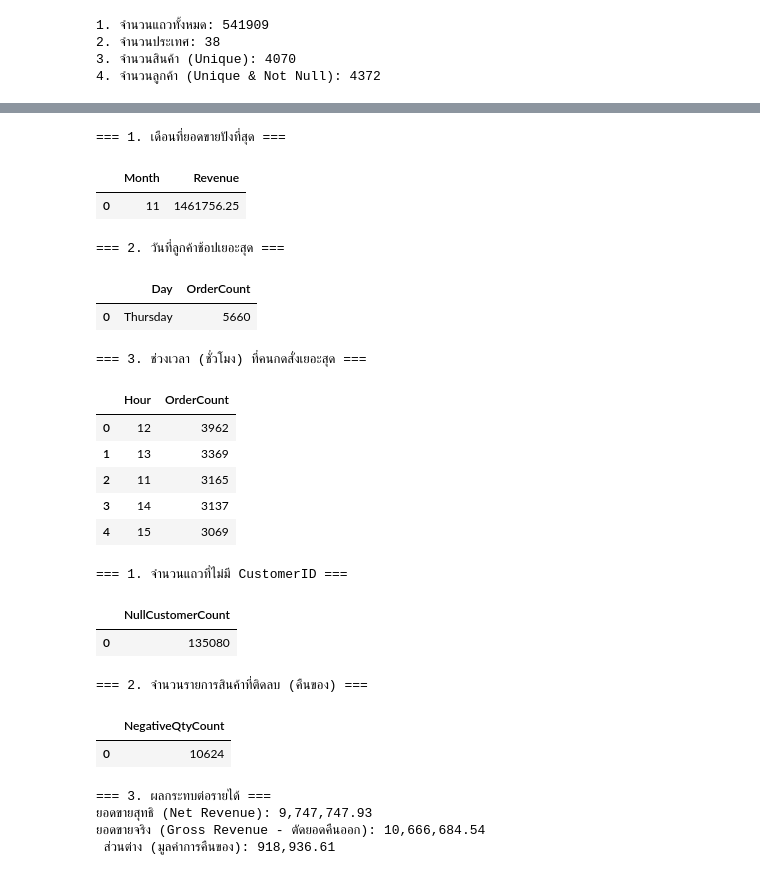
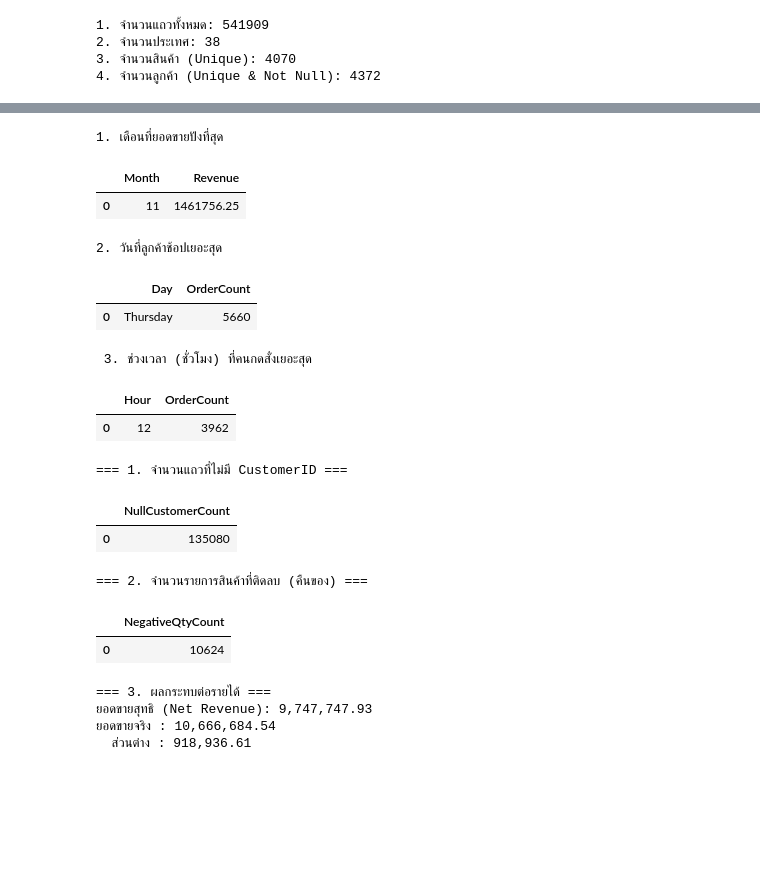
Before and after one commit to orel006/128-356-Big-Data, a Jupyter notebook: bigdata_week3_sql_duckdb_to_spark.ipynb, the cells around one changed output, grey strips where cells are left out. Cells and saved outputs as stored; diff of their text form; code cells hidden in the pictures; blank space fills up the shorter version.

```diff
--- a/bigdata_week3_sql_duckdb_to_spark.ipynb
+++ b/bigdata_week3_sql_duckdb_to_spark.ipynb
@@ -1005,3 +1014,16 @@ print("4. จำนวนลูกค้า (Unique & Not Null):", con.execute(s
 2. จำนวนประเทศ: 38
 3. จำนวนสินค้า (Unique): 4070
 4. จำนวนลูกค้า (Unique & Not Null): 4372
+# %%
+#  ดึงข้อมูลต้นฉบับ (ที่มี StockCode และ InvoiceNo ครบ)
+from ucimlrepo import fetch_ucirepo
+online_retail = fetch_ucirepo(id=352)
+df = online_retail.data.original
+
+# ล้างตารางเก่าทิ้ง แล้วลงทะเบียนตารางใหม่เข้าไป
+con.unregister('retail')
+con.register('retail', df)
+
+# ผลลัพธ์
+print(" อัปเดตตารางเสร็จแล้ว!")
+print("รายชื่อคอลัมน์:", df.columns.tolist())
@@ -1083,15 +1108,12 @@ display(con.execute(sql_p2_4).df())
 #part 3
 
 import pandas as pd
-
-# 1. แปลงคอลัมน์ InvoiceDate ให้เป็นรูปแบบวันที่ (datetime) เพื่อให้ดึง เดือน/วัน/ชั่วโมง ได้
+# 1. แปลงคอลัมน์ InvoiceDate ให้เป็นรูปแบบวันที่
 df['InvoiceDate'] = pd.to_datetime(df['InvoiceDate'])
-con.register('retail', df) # อัปเดตข้อมูลใน DuckDB อีกรอบ
-
-# --- SQL วิเคราะห์ช่วงเวลา ---
+con.register('retail', df)
 
 # ข้อ 1: เดือนใดมียอดขายรวมสูงที่สุด
-# (ใช้ฟังก์ชัน MONTH เพื่อดึงเลขเดือนออกมา)
+
 sql_p3_1 = """
 SELECT MONTH(InvoiceDate) AS Month, SUM(Quantity * UnitPrice) AS Revenue
 FROM retail
@@ -1101,59 +1123,56 @@ LIMIT 1
 """
 
 # ข้อ 2: วันในสัปดาห์ใด มีจำนวนออเดอร์ (Invoice) มากที่สุด
-# (ใช้ DAYNAME เพื่อดูว่าเป็นวันจันทร์-อาทิตย์)
+
 sql_p3_2 = """
 SELECT DAYNAME(InvoiceDate) AS Day, COUNT(DISTINCT InvoiceNo) AS OrderCount
 FROM retail
 GROUP BY Day
 ORDER BY OrderCount DESC
 LIMIT 1
 """
 
 # ข้อ 3: ชั่วโมงใดของวัน มีการออกบิลมากที่สุด
 
 sql_p3_3 = """
 SELECT HOUR(InvoiceDate) AS Hour, COUNT(DISTINCT InvoiceNo) AS OrderCount
 FROM retail
 GROUP BY Hour
 ORDER BY OrderCount DESC
-LIMIT 5
-"""
-
-print("=== 1. เดือนที่ยอดขายปังที่สุด ===")
+LIMIT 1
+"""#แสดงค่าแค่ชั่วโมงที่เยอะที่สุด
+#--------------------------------
+print("1. เดือนที่ยอดขายปังที่สุด ")
 display(con.execute(sql_p3_1).df())
 
-print("=== 2. วันที่ลูกค้าช้อปเยอะสุด ===")
+#--------------------------------
+print("2. วันที่ลูกค้าช้อปเยอะสุด ")
 display(con.execute(sql_p3_2).df())
 
-print("=== 3. ช่วงเวลา (ชั่วโมง) ที่คนกดสั่งเยอะสุด ===")
+#--------------------------------
+print(" 3. ช่วงเวลา (ชั่วโมง) ที่คนกดสั่งเยอะสุด")
 display(con.execute(sql_p3_3).df())
 # %% [output]
-=== 1. เดือนที่ยอดขายปังที่สุด ===
+1. เดือนที่ยอดขายปังที่สุด
 |  | Month | Revenue |
 | 0 | 11 | 1461756.25 |
-=== 2. วันที่ลูกค้าช้อปเยอะสุด ===
+2. วันที่ลูกค้าช้อปเยอะสุด
 |  | Day | OrderCount |
 | 0 | Thursday | 5660 |
-=== 3. ช่วงเวลา (ชั่วโมง) ที่คนกดสั่งเยอะสุด ===
+ 3. ช่วงเวลา (ชั่วโมง) ที่คนกดสั่งเยอะสุด
 |  | Hour | OrderCount |
 | 0 | 12 | 3962 |
-| 1 | 13 | 3369 |
-| 2 | 11 | 3165 |
-| 3 | 14 | 3137 |
-| 4 | 15 | 3069 |
 # %%
-#PART 4
 # --- Part 4: ตรวจสอบความผิดปกติของข้อมูล ---
 
-# ข้อ 1: มีแถวที่ CustomerID เป็น NULL กี่แถว? (ลูกค้าขาจร / ไม่ได้ล็อกอิน)
+# ข้อ 1: มีแถวที่ CustomerID เป็น NULL กี่แถว
 sql_p4_1 = """
 SELECT COUNT(*) AS NullCustomerCount
 FROM retail
 WHERE CustomerID IS NULL
 """
 
-# ข้อ 2: มี Invoice ที่ Quantity ติดลบหรือไม่? (สินค้าคืน / ของเสีย)
+# ข้อ 2: มี Invoice ที่ Quantity ติดลบหรือไม่
 sql_p4_2 = """
 SELECT COUNT(*) AS NegativeQtyCount
 FROM retail
@@ -1161,7 +1180,6 @@ WHERE Quantity < 0
 """
 
 # ข้อ 3: เทียบยอดขาย "แบบรวมทั้งหมด" vs "แบบตัดยอดติดลบออก"
-# (เพื่อดูว่าถ้าไม่นับของคืน ยอดขายจริงๆ หรือ Gross Revenue เป็นเท่าไหร่)
 
 # 3.1 ยอดขายสุทธิ (รวมยอดคืนของด้วย)
 sql_net_revenue = "SELECT SUM(Quantity * UnitPrice) FROM retail"
@@ -1185,8 +1203,8 @@ gross_rev = con.execute(sql_gross_revenue).fetchone()[0]
 
 print(f"\n=== 3. ผลกระทบต่อรายได้ ===")
 print(f"ยอดขายสุทธิ (Net Revenue): {net_rev:,.2f}")
-print(f"ยอดขายจริง (Gross Revenue - ตัดยอดคืนออก): {gross_rev:,.2f}")
-print(f" ส่วนต่าง (มูลค่าการคืนของ): {gross_rev - net_rev:,.2f}")
+print(f"ยอดขายจริง : {gross_rev:,.2f}")
+print(f"  ส่วนต่าง : {gross_rev - net_rev:,.2f}")
 # %% [output]
 === 1. จำนวนแถวที่ไม่มี CustomerID ===
 |  | NullCustomerCount |
@@ -1196,5 +1214,5 @@ print(f" ส่วนต่าง (มูลค่าการคืนของ
 | 0 | 10624 |
 === 3. ผลกระทบต่อรายได้ ===
 ยอดขายสุทธิ (Net Revenue): 9,747,747.93
-ยอดขายจริง (Gross Revenue - ตัดยอดคืนออก): 10,666,684.54
- ส่วนต่าง (มูลค่าการคืนของ): 918,936.61
+ยอดขายจริง : 10,666,684.54
+  ส่วนต่าง : 918,936.61
```
Also changed, not shown: parts of 10 cells of this notebook.
